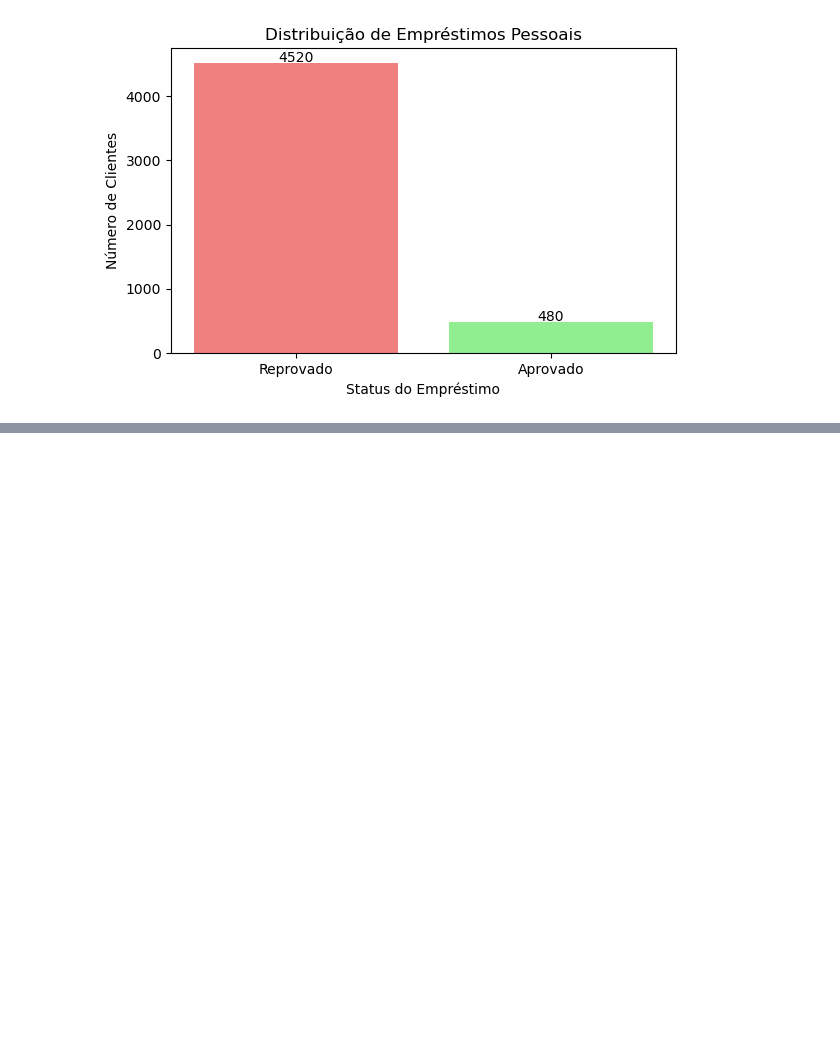
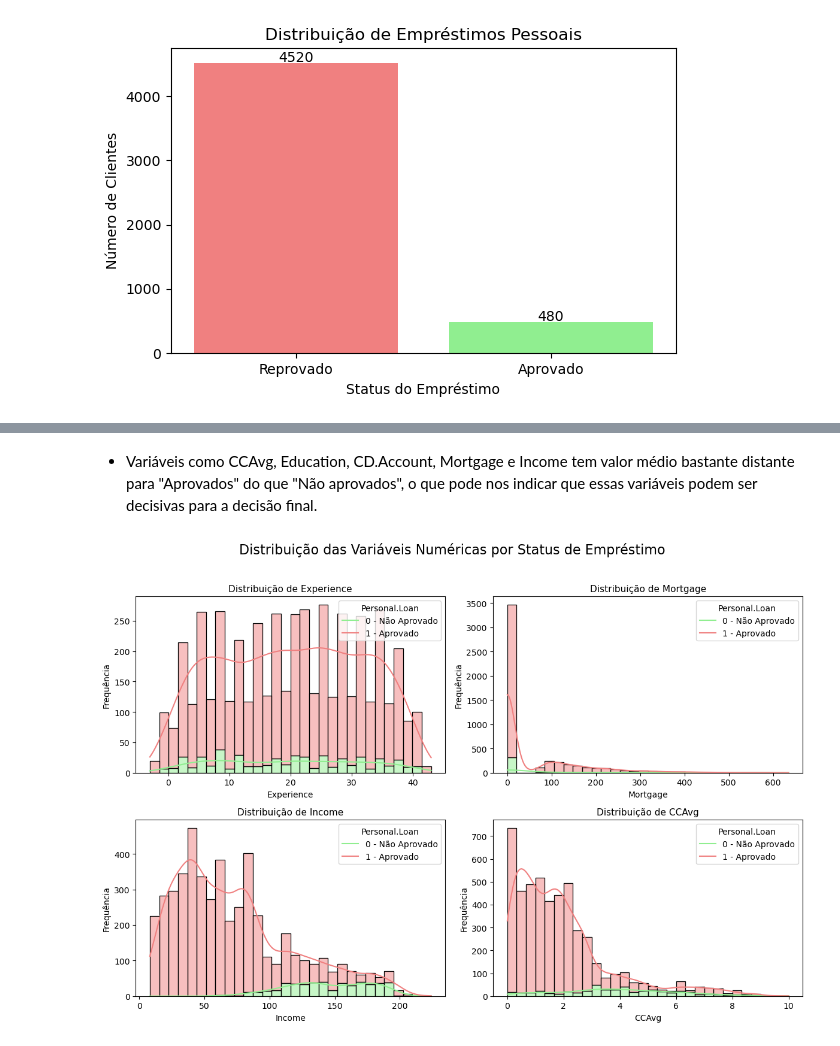
Before and after one commit to milenoepifanio/Analise_Classificacao_Churn, a Jupyter notebook: scr/AED.ipynb, the cells around one changed output, grey strips where cells are left out. Saved outputs shown, nothing was run; the diff lists cells and outputs as text; code cells hidden in the pictures; blank space fills up the shorter version.

```diff
--- a/scr/AED.ipynb
+++ b/scr/AED.ipynb
@@ -207,0 +259,35 @@ plt.show()
+# %% [markdown]
+- Variáveis como CCAvg, Education, CD.Account, Mortgage e Income tem valor médio bastante distante para "Aprovados" do que "Não aprovados", o que pode nos indicar que essas variáveis podem ser decisivas para a decisão final.
+# %%
+colunas_hist = ['Experience', 'Mortgage', 'Income', 'CCAvg']
+
+custom_palette = {0: 'lightcoral', 1: 'lightgreen'}
+
+plt.figure(figsize=(12, 8))
+plt.suptitle('Distribuição das Variáveis Numéricas por Status de Empréstimo', fontsize=16, y=1.02)
+
+for i, col in enumerate(colunas_hist, 1):
+    plt.subplot(2, 2, i)
+
+    sns.histplot(
+        data=df,
+        x=col,
+        hue='Personal.Loan',
+        palette=custom_palette,
+        bins=30,
+        kde=True,
+        multiple='stack'
+    )
+
+    plt.title(f'Distribuição de {col}', fontsize=11)
+    plt.xlabel(col)
+    plt.ylabel('Frequência')
+
+    plt.grid(False)
+
+    plt.legend(title='Personal.Loan', labels=['0 - Não Aprovado', '1 - Aprovado'])
+
+plt.tight_layout()
+plt.show()
+# %% [output]
+[figure, added]
```
Also changed, not shown: parts of 24 cells of this notebook.
